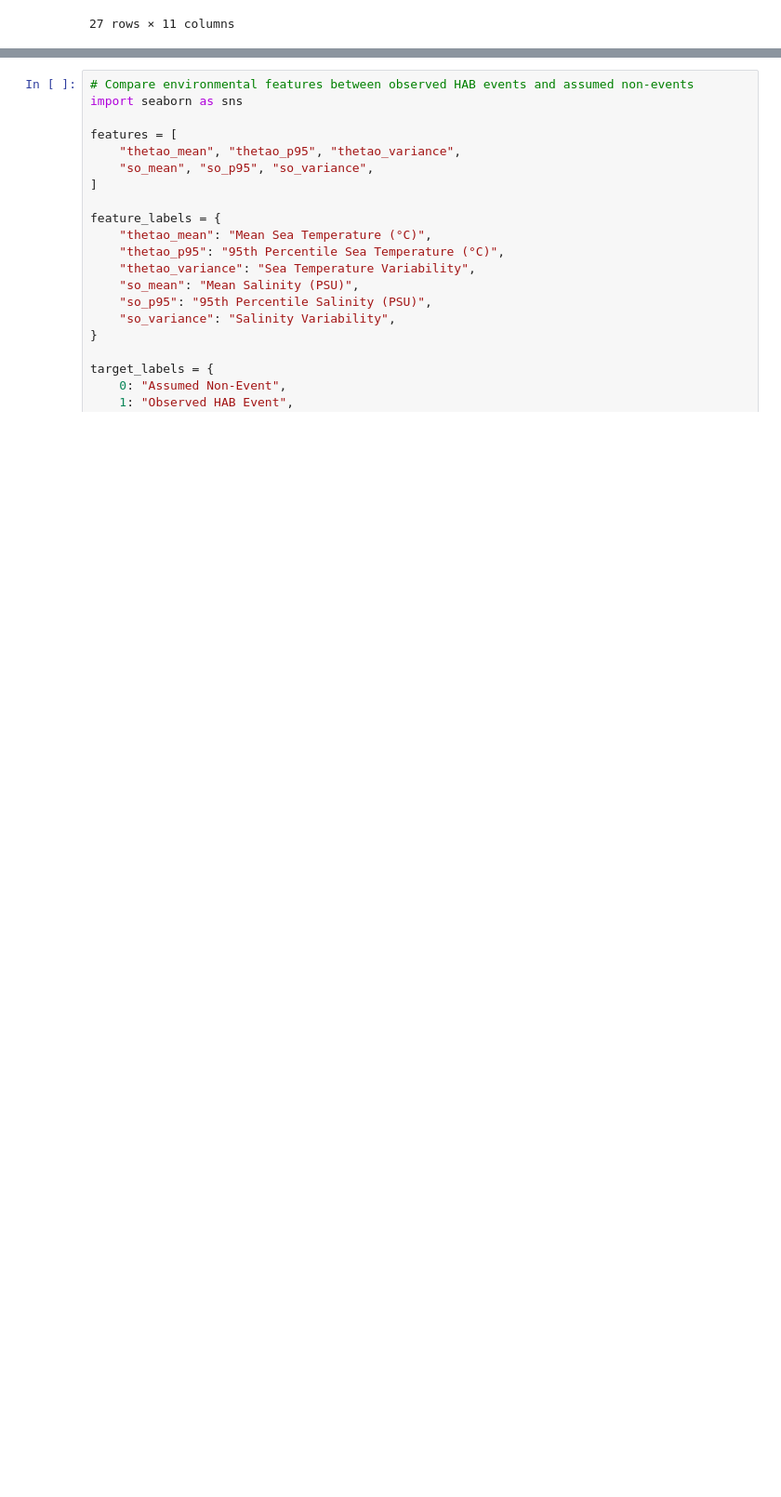
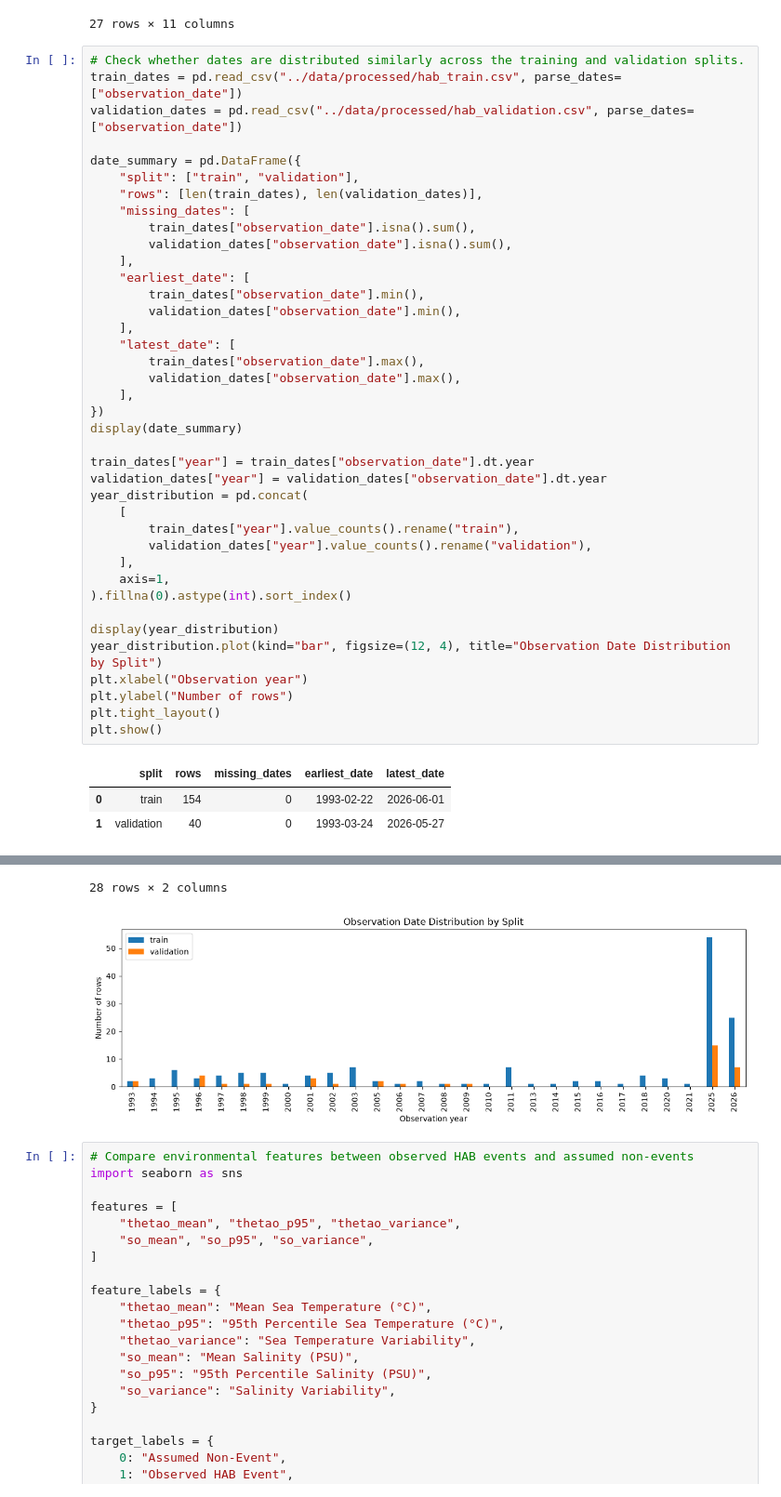
Before and after one commit to Break-Through-Tech/Oregon-State-University-1A-forecasting-risk-of-harmful-algal-blooms-in-coastal-marine-ecosystems, a Jupyter notebook: notebooks/OSU1A.ipynb, the cells around one changed output, grey strips where cells are left out. Shown at 93% size. Saved outputs shown, nothing was run; the diff lists cells and outputs as text; blank space fills up the shorter version.

```diff
--- a/notebooks/OSU1A.ipynb
+++ b/notebooks/OSU1A.ipynb
@@ -522,3 +522,46 @@ dtype: float64
 | so_variance | 194.0 | NaN | NaN | NaN | 1.653914 | 3.866617 | 0.000431 | 0.008627 | 0.084763 | 1.133532 | 26.2733 |
 | label_status | 194 | 2 | assumed absence | 97 | NaN | NaN | NaN | NaN | NaN | NaN | NaN |
 27 rows × 11 columns
+# %%
+# Check whether dates are distributed similarly across the training and validation splits.
+train_dates = pd.read_csv("../data/processed/hab_train.csv", parse_dates=["observation_date"])
+validation_dates = pd.read_csv("../data/processed/hab_validation.csv", parse_dates=["observation_date"])
+
+date_summary = pd.DataFrame({
+    "split": ["train", "validation"],
+    "rows": [len(train_dates), len(validation_dates)],
+    "missing_dates": [
+        train_dates["observation_date"].isna().sum(),
+        validation_dates["observation_date"].isna().sum(),
+    ],
+    "earliest_date": [
+        train_dates["observation_date"].min(),
+        validation_dates["observation_date"].min(),
+    ],
+    "latest_date": [
+        train_dates["observation_date"].max(),
+        validation_dates["observation_date"].max(),
+    ],
+})
+display(date_summary)
+
+train_dates["year"] = train_dates["observation_date"].dt.year
+validation_dates["year"] = validation_dates["observation_date"].dt.year
+year_distribution = pd.concat(
+    [
+        train_dates["year"].value_counts().rename("train"),
+        validation_dates["year"].value_counts().rename("validation"),
+    ],
+    axis=1,
+).fillna(0).astype(int).sort_index()
+
+display(year_distribution)
+year_distribution.plot(kind="bar", figsize=(12, 4), title="Observation Date Distribution by Split")
+plt.xlabel("Observation year")
+plt.ylabel("Number of rows")
+plt.tight_layout()
+plt.show()
+# %% [output]
+|  | split | rows | missing_dates | earliest_date | latest_date |
+| 0 | train | 154 | 0 | 1993-02-22 | 2026-06-01 |
+| 1 | validation | 40 | 0 | 1993-03-24 | 2026-05-27 |
@@ -525,3 +581,5 @@ dtype: float64
+28 rows × 2 columns
+[figure, added]
 # %%
 # Compare environmental features between observed HAB events and assumed non-events
 import seaborn as sns
```
Also changed, not shown: parts of 10 cells of this notebook, 3 other files.
